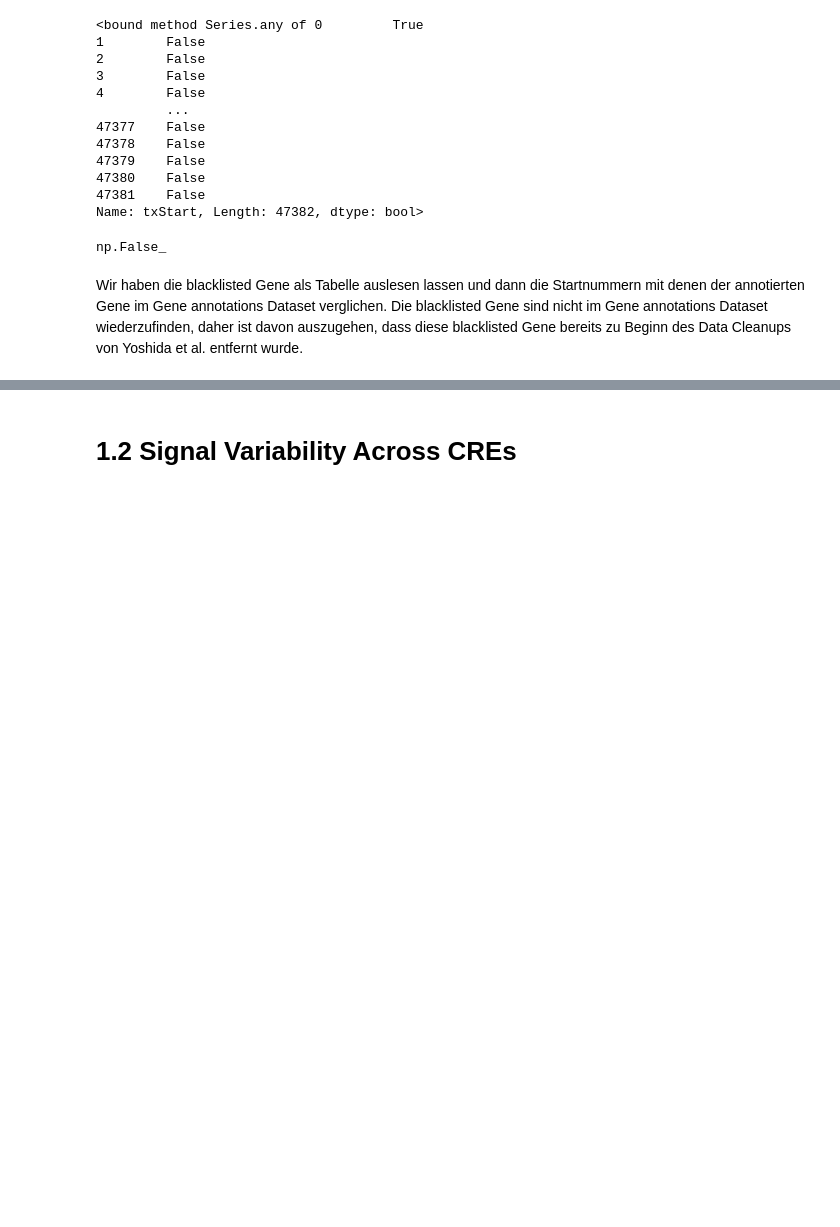
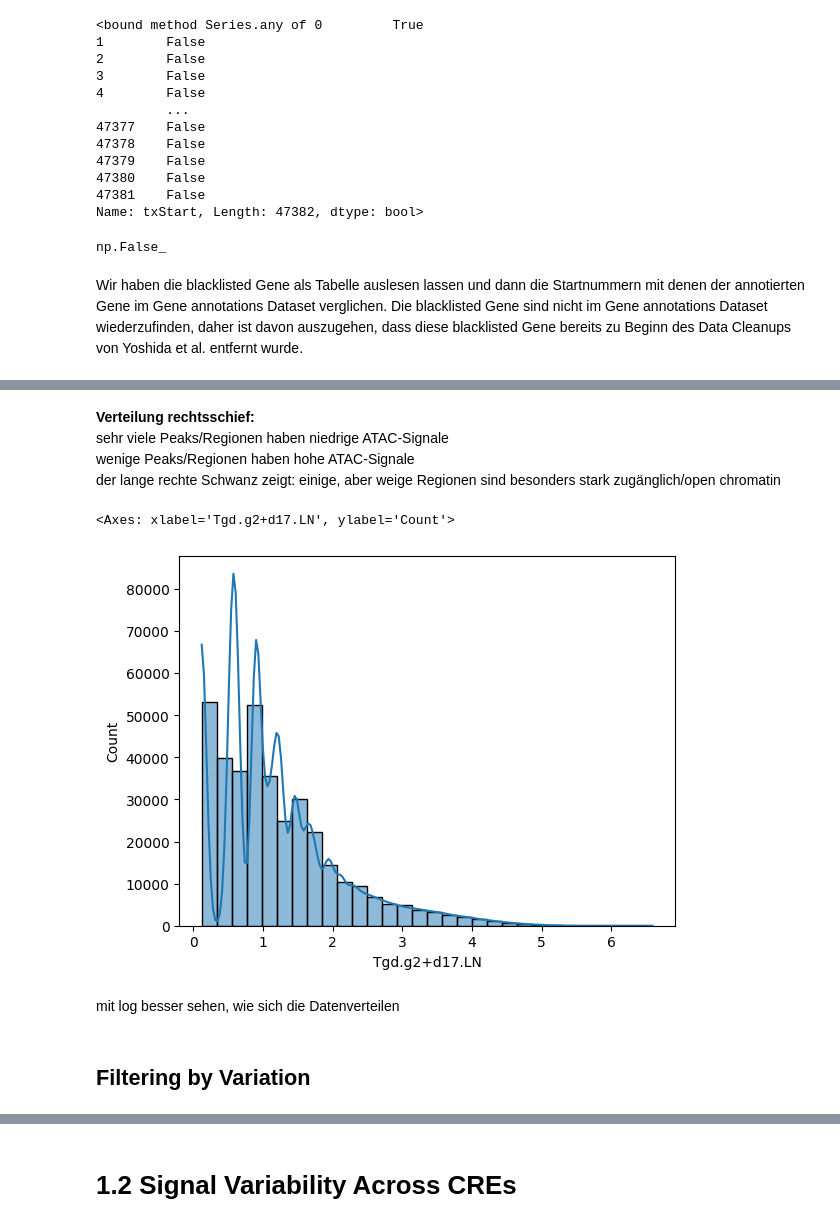
Before and after one commit to datascience-mobi-2026/topic04_team03, a Jupyter notebook: jupyter_rosa_3.ipynb, the cells around one changed output, grey strips where cells are left out. Saved outputs shown, nothing was run; the diff lists cells and outputs as text; code cells hidden in the pictures; blank space fills up the shorter version.

```diff
--- a/jupyter_rosa_3.ipynb
+++ b/jupyter_rosa_3.ipynb
@@ -231,0 +269,6 @@ Wir haben die blacklisted Gene als Tabelle auslesen lassen und dann die Startnum
+# %%
+def log_transform(df):
+    df_numeric_cols = df.select_dtypes(include=[np.number]).columns
+    log_df = df.copy()
+    log_df[df_numeric_cols] = np.log1p(log_df[df_numeric_cols])
+    return log_df
@@ -231,0 +277,3 @@ Wir haben die blacklisted Gene als Tabelle auslesen lassen und dann die Startnum
+# %%
+log_ATAC = log_transform(ATAC_pfiltered)
+log_ATAC.head()
@@ -231,0 +293,14 @@ Wir haben die blacklisted Gene als Tabelle auslesen lassen und dann die Startnum
+# %% [markdown]
+**Verteilung rechtsschief:**
+<br> sehr viele Peaks/Regionen haben niedrige ATAC-Signale
+<br>wenige Peaks/Regionen haben hohe ATAC-Signale
+<br>der lange rechte Schwanz zeigt: einige, aber weige Regionen sind besonders stark zugänglich/open chromatin
+# %%
+sns.histplot(log_ATAC["Tgd.g2+d17.LN"], bins=30, kde=True) #kde verteilungskurve
+# %% [output]
+<Axes: xlabel='Tgd.g2+d17.LN', ylabel='Count'>
+[figure, added]
+# %% [markdown]
+mit log besser sehen, wie sich die Datenverteilen
+# %% [markdown]
+## Filtering by Variation
```
Also changed, not shown: parts of 137 cells of this notebook.
